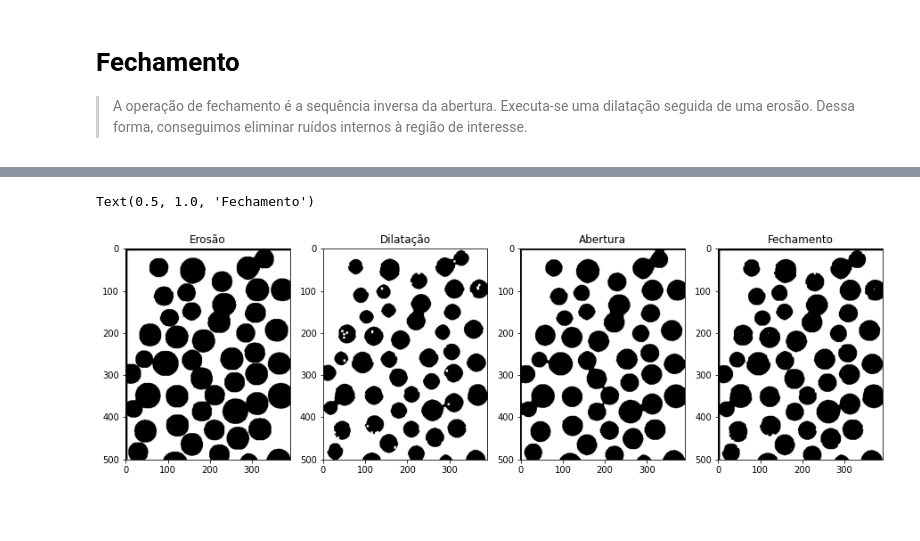
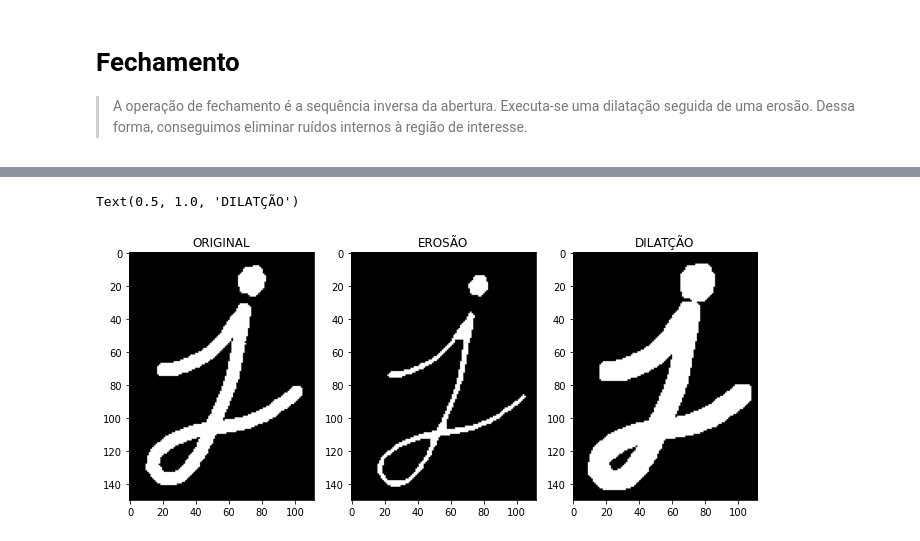
Before and after one commit to Jose-Bruno/ProcessamentoDigitalDeImagens, a Jupyter notebook: Projeto_Final_José_Bruno_da_Silva_Santos.ipynb, the cells around one changed output, grey strips where cells are left out. Cells and saved outputs as stored; diff of their text form; code cells hidden in the pictures; blank space fills up the shorter version.

```diff
--- a/Projeto_Final_José_Bruno_da_Silva_Santos.ipynb
+++ b/Projeto_Final_José_Bruno_da_Silva_Santos.ipynb
@@ -135,8 +129,7 @@ def abertura(imagem, elemento_estruturante):
     imagem_dilatada = dilatacao(imagem= imagem_erosao, elemento_estruturante=elemento_estruturante)
     return imagem_dilatada
 # %%
-img = binarizar_a_imagem(imagem)
-imagem_abertura = abertura(imagem = img, elemento_estruturante=elemento_estruturante)
-plt.imshow(imagem_abertura,'gray')
-plt.title('Abertura')
+img = binarizar_a_imagem(imagem='abertura.png')
+imagem_abertura = abertura(imagem=img, elemento_estruturante=elemento_estruturante)
+plt.imshow(imagem_abertura,'gray'),plt.title('ABERTURA')
 plt.show()
@@ -155,7 +146,2 @@ def fechamento(imagem, elemento_estruturante):
     imagem_erosao = erosao(imagem=imagem_dilatada, elemento_estruturante=elemento_estruturante)
     return imagem_erosao
-# %%
-img = binarizar_a_imagem(imagem)
-imagem_fechamento = fechamento(imagem=img, elemento_estruturante=elemento_estruturante)
-plt.imshow(imagem_fechamento,'gray'),plt.title('FECHAMENTO')
-plt.show()
@@ -164,25 +148,20 @@ plt.show()
 # %%
 fig = plt.figure(figsize=(6.4 * 3, 4.8 * 3), constrained_layout=False)
+
+# Imagem original
+fig1 = fig.add_subplot(1, 5, 1)
+fig1.imshow(img, cmap="gray")
+plt.title("ORIGINAL")
 
 # Erosão
 fig2 = fig.add_subplot(1, 5, 2)
 fig2.imshow(imagem_erosao, cmap="gray")
-plt.title("Erosão")
+plt.title("EROSÃO")
 
-# Dilatação
+# Erosão
 fig3 = fig.add_subplot(1, 5, 3)
 fig3.imshow(imagem_dilatada, cmap="gray")
-plt.title("Dilatação")
-
-# Abertura
-fig4 = fig.add_subplot(1, 5, 4)
-fig4.imshow(imagem_abertura, cmap="gray")
-plt.title("Abertura")
-
-# Fechamento
-fig5 = fig.add_subplot(1, 5, 5)
-fig5.imshow(imagem_fechamento, cmap="gray")
-plt.title("Fechamento")
+plt.title("DILATÇÃO")
 # %% [output]
-Text(0.5, 1.0, 'Fechamento')
+Text(0.5, 1.0, 'DILATÇÃO')
-[figure, old version]
+[figure, new version]
```
Also changed, not shown: parts of 6 cells of this notebook.
